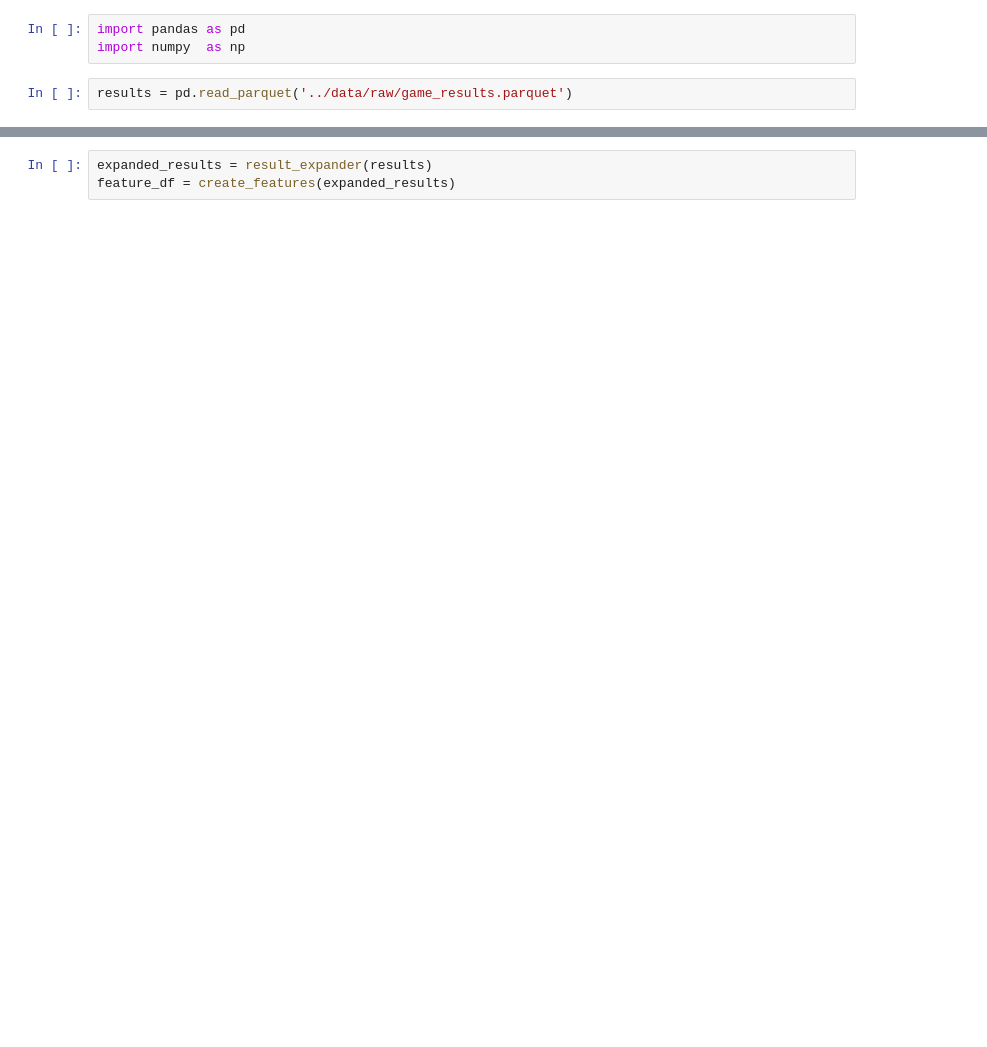
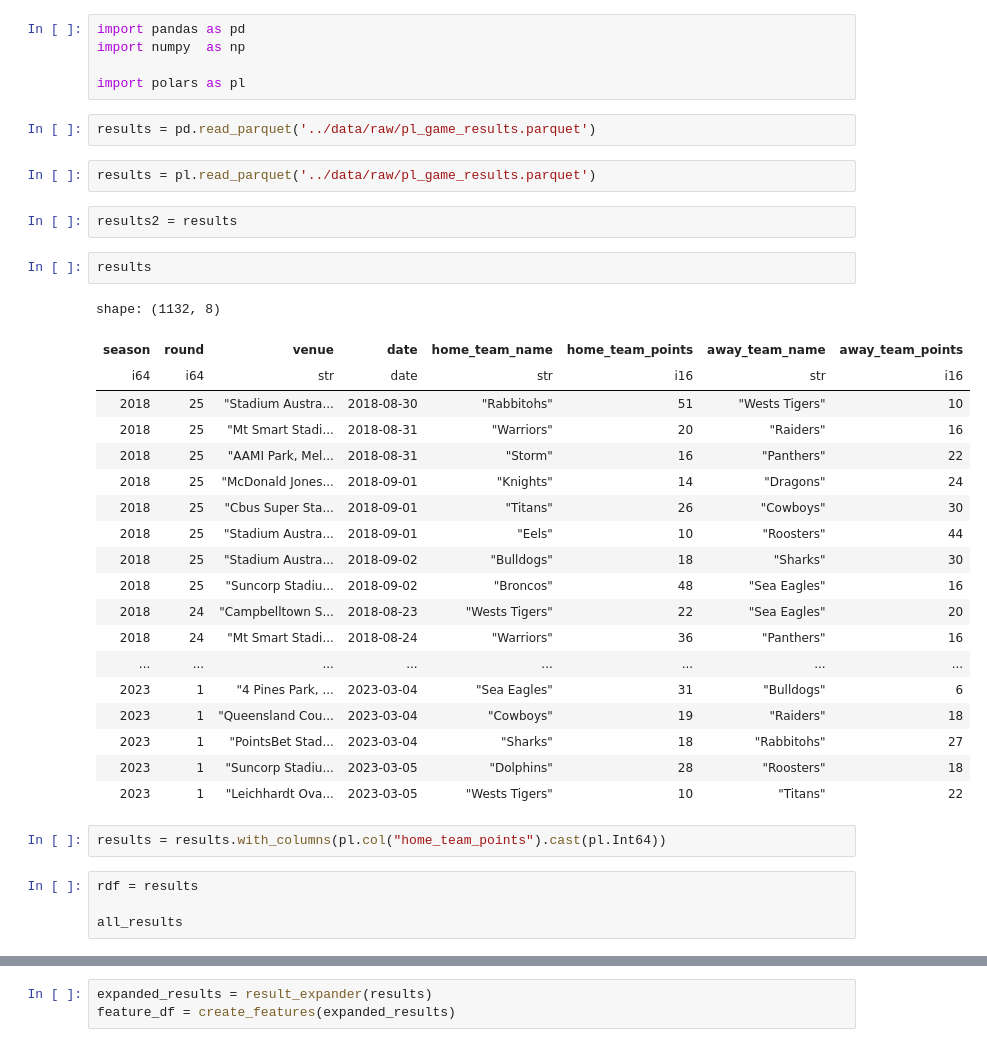
Before and after one commit to cmckeague/nrl_ml_tipping, a Jupyter notebook: notebooks/feature_engineering.ipynb, the cells around one changed output, grey strips where cells are left out. Drawn from its saved outputs; the diff is of its cells as text; blank space fills up the shorter version.

Commit message:
polars feature engineering and rerun xgb

```diff
--- a/notebooks/feature_engineering.ipynb
+++ b/notebooks/feature_engineering.ipynb
@@ -1,8 +1,42 @@
 # %%
 import pandas as pd
 import numpy  as np
+
+import polars as pl
 # %%
-results = pd.read_parquet('../data/raw/game_results.parquet')
+results = pd.read_parquet('../data/raw/pl_game_results.parquet')
+# %%
+results = pl.read_parquet('../data/raw/pl_game_results.parquet')
+# %%
+results2 = results
+# %%
+results
+# %% [output]
+shape: (1132, 8)
+| season | round | venue | date | home_team_name | home_team_points | away_team_name | away_team_points |
+| i64 | i64 | str | date | str | i16 | str | i16 |
+| 2018 | 25 | "Stadium Austra... | 2018-08-30 | "Rabbitohs" | 51 | "Wests Tigers" | 10 |
+| 2018 | 25 | "Mt Smart Stadi... | 2018-08-31 | "Warriors" | 20 | "Raiders" | 16 |
+| 2018 | 25 | "AAMI Park, Mel... | 2018-08-31 | "Storm" | 16 | "Panthers" | 22 |
+| 2018 | 25 | "McDonald Jones... | 2018-09-01 | "Knights" | 14 | "Dragons" | 24 |
+| 2018 | 25 | "Cbus Super Sta... | 2018-09-01 | "Titans" | 26 | "Cowboys" | 30 |
+| 2018 | 25 | "Stadium Austra... | 2018-09-01 | "Eels" | 10 | "Roosters" | 44 |
+| 2018 | 25 | "Stadium Austra... | 2018-09-02 | "Bulldogs" | 18 | "Sharks" | 30 |
+| 2018 | 25 | "Suncorp Stadiu... | 2018-09-02 | "Broncos" | 48 | "Sea Eagles" | 16 |
+| 2018 | 24 | "Campbelltown S... | 2018-08-23 | "Wests Tigers" | 22 | "Sea Eagles" | 20 |
+| 2018 | 24 | "Mt Smart Stadi... | 2018-08-24 | "Warriors" | 36 | "Panthers" | 16 |
+| ... | ... | ... | ... | ... | ... | ... | ... |
+| 2023 | 1 | "4 Pines Park, ... | 2023-03-04 | "Sea Eagles" | 31 | "Bulldogs" | 6 |
+| 2023 | 1 | "Queensland Cou... | 2023-03-04 | "Cowboys" | 19 | "Raiders" | 18 |
+| 2023 | 1 | "PointsBet Stad... | 2023-03-04 | "Sharks" | 18 | "Rabbitohs" | 27 |
+| 2023 | 1 | "Suncorp Stadiu... | 2023-03-05 | "Dolphins" | 28 | "Roosters" | 18 |
+| 2023 | 1 | "Leichhardt Ova... | 2023-03-05 | "Wests Tigers" | 10 | "Titans" | 22 |
+# %%
+results = results.with_columns(pl.col("home_team_points").cast(pl.Int64))
+# %%
+rdf = results
+
+all_results
 # %%
 def result_expander(rdf):
     '''
```
Also changed, not shown: parts of 4 cells of this notebook, 1 other file.
